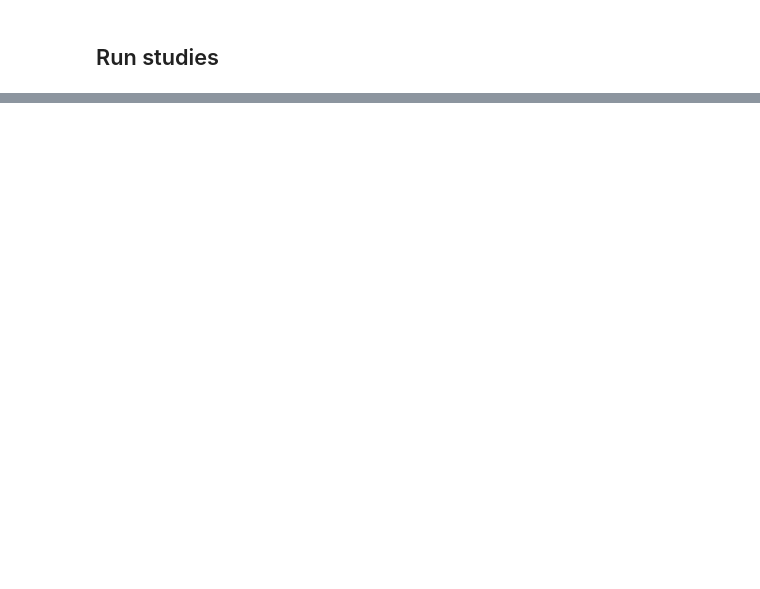
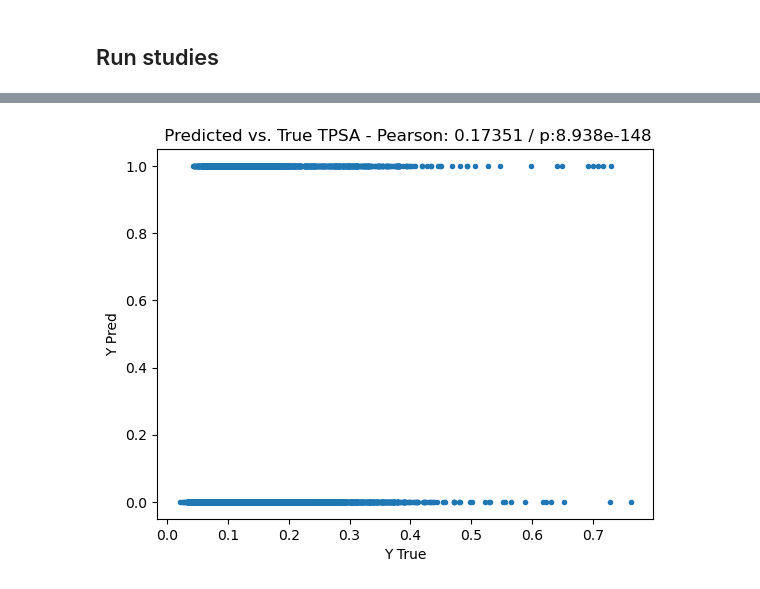
Before and after one commit to kbardool/Cellpainting-DataPrep, a Jupyter notebook: 7.2-embedded_XGBoost.ipynb, the cells around one changed output, grey strips where cells are left out. Cells and saved outputs as stored; diff of their text form; code cells hidden in the pictures; blank space fills up the shorter version.

```diff
--- a/7.2-embedded_XGBoost.ipynb
+++ b/7.2-embedded_XGBoost.ipynb
@@ -1755,0 +1859,7 @@ print(f"Total time:  {datetime.now() - start}")
+# %%
+print(f" Reading cell profiles file :  {binnedProfileFiles.format(15)}")
+len(Xy_columns)
+df_test = dd.read_csv(binnedProfileFiles.format(15),
+                       names = COMPOUND_PROFILE_COLUMNS,
+                       usecols = Xy_columns,
+                       dtype = Xy_columns_dtype) ## , usecols = usecols, dtype = dtype)
@@ -1755,0 +1923,12 @@ print(f"Total time:  {datetime.now() - start}")
+# %%
+print(set(df_test.columns) - set(COMPOUND_PROFILE_COLUMNS))
+df_test.info()
+df_test.head()
+
+y_columns
+
+X_test, y_test = split_Xy(df_test, y_columns)
+
+y_test.shape,y_test.columns
+
+type(X_test),X_test.shape, X_test.columns
@@ -1755,0 +1967,5 @@ print(f"Total time:  {datetime.now() - start}")
+# %%
+y_pred = xgb.dask.predict(client, model_copy, X_test).compute()
+# %%
+y_test_np = y_test.compute().to_numpy(copy=True).squeeze()
+type(y_test),type(y_test_np), type(y_pred)
@@ -1755,0 +2093,10 @@ print(f"Total time:  {datetime.now() - start}")
+# %%
+# fig = plt.figure(figsize=(6,6))
+plt.plot(y_pred,y_test_np,  '.')
+plt.title(f" Predicted vs. True TPSA - Pearson: {pearson_corr:.5f} / p:{pearson_p:.3e}")
+plt.xlabel("Y True");
+plt.ylabel("Y Pred");
+# plt.xlim(1.775, 1.875)
+# plt.xlim(1.775, 1.875)
+# %% [output]
+[figure, added]
```
Also changed, not shown: parts of 152 cells of this notebook, 17 other files.
